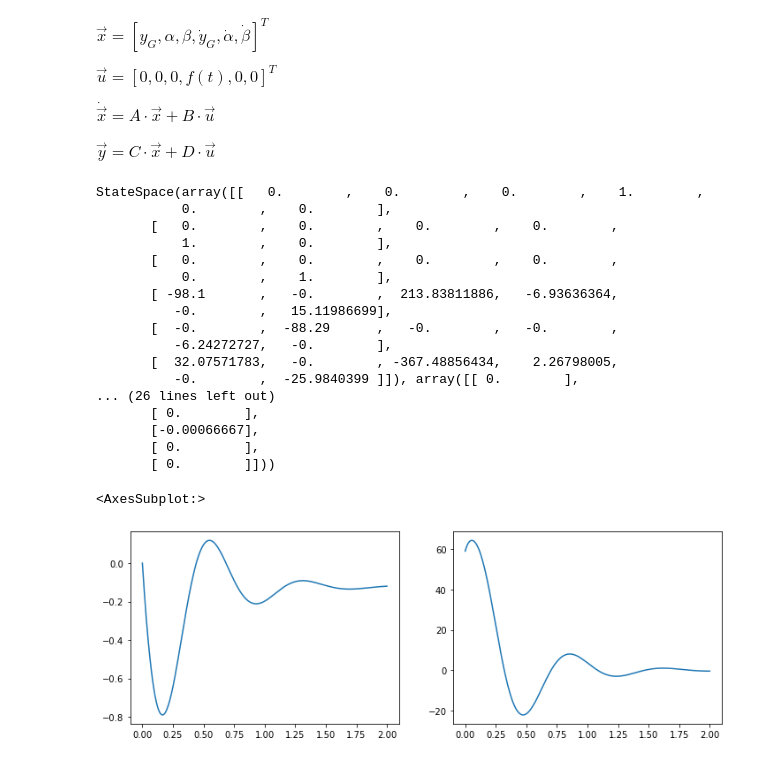
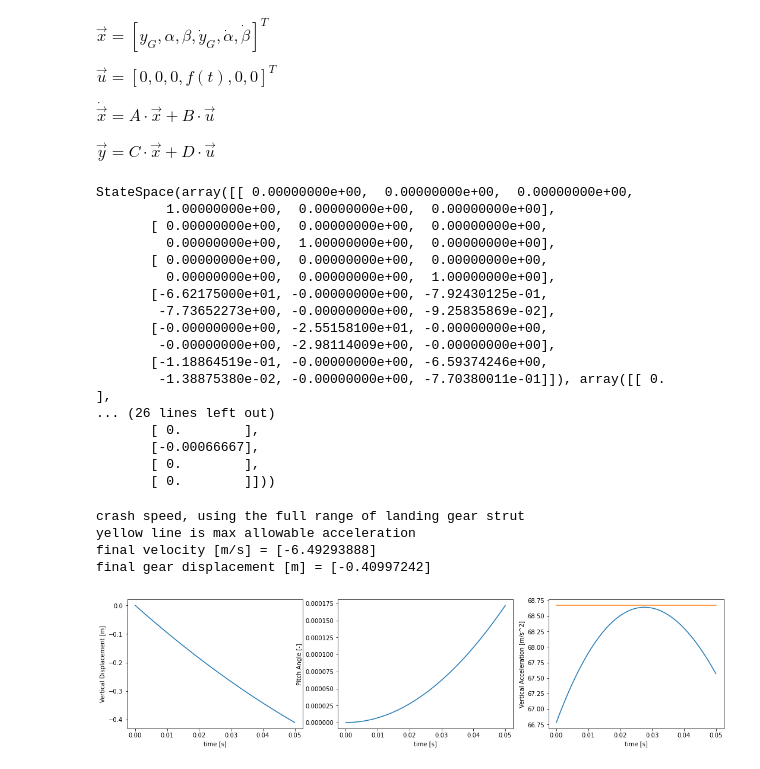
Before and after one commit to dmkeijzer/RBDOWigeon-paper, a Jupyter notebook: structures/Crashworthiness.ipynb, the cells around one changed output. Cells and saved outputs as stored; diff of their text form; code cells hidden in the pictures.

```diff
--- a/structures/Crashworthiness.ipynb
+++ b/structures/Crashworthiness.ipynb
@@ -85,35 +85,38 @@ def SolveLandingGear(sys, imp, forc, t0, t1):
 # %%
 M1 = 1500
 Vcrash = 9.9 #m/s
-gmax = 7  # the classic g's on contact
+Vland = 2.1  #m/s
+gmax = 6.94  # the classic g's on contact
 Dtot = gmax*9.81*M1/Vcrash
 
-gmax2 = 4 #g's on fullly compressed spring
+gmax2 = 2.4 #g's on fullly compressed spring
 gear_displacement = 0.4  # m
 Ktot = gmax2*9.81 * M1 / gear_displacement
 
 
 
 
-K = [Ktot/3]*3 # Spring constants k1, k2, k3 N/m
-C = [Dtot/3]*3 # Damping coefficients c1, c2, c3 N/ms-1
-d, l1, l2 = 1, 6, 10 # zcg, d landing gears, d2 landing gears [m]
+
+
+K = [Ktot/2, Ktot/2, Ktot/8] # Spring constants k1, k2, k3 N/m
+C = [Dtot/2, Dtot/2, Dtot/8] # Damping coefficients c1, c2, c3 N/ms-1
+d, l1, l2 = 0.3, 3.4, 3.1 # zcg, d landing gears, d2 landing gears [m]
 M = M1, 10000, 10000 # m [kg], Jx [kgm2], Jz [kgm2]
 
 (sys := GearSystem(K, C, M, d, l1, l2))
 # %% [output]
-StateSpace(array([[   0.        ,    0.        ,    0.        ,    1.        ,
-           0.        ,    0.        ],
-       [   0.        ,    0.        ,    0.        ,    0.        ,
-           1.        ,    0.        ],
-       [   0.        ,    0.        ,    0.        ,    0.        ,
-           0.        ,    1.        ],
-       [ -98.1       ,   -0.        ,  213.83811886,   -6.93636364,
-          -0.        ,   15.11986699],
-       [  -0.        ,  -88.29      ,   -0.        ,   -0.        ,
-          -6.24272727,   -0.        ],
-       [  32.07571783,   -0.        , -367.48856434,    2.26798005,
-          -0.        ,  -25.9840399 ]]), array([[ 0.        ],
+StateSpace(array([[ 0.00000000e+00,  0.00000000e+00,  0.00000000e+00,
+         1.00000000e+00,  0.00000000e+00,  0.00000000e+00],
+       [ 0.00000000e+00,  0.00000000e+00,  0.00000000e+00,
+         0.00000000e+00,  1.00000000e+00,  0.00000000e+00],
+       [ 0.00000000e+00,  0.00000000e+00,  0.00000000e+00,
+         0.00000000e+00,  0.00000000e+00,  1.00000000e+00],
+       [-6.62175000e+01, -0.00000000e+00, -7.92430125e-01,
+        -7.73652273e+00, -0.00000000e+00, -9.25835869e-02],
+       [-0.00000000e+00, -2.55158100e+01, -0.00000000e+00,
+        -0.00000000e+00, -2.98114009e+00, -0.00000000e+00],
+       [-1.18864519e-01, -0.00000000e+00, -6.59374246e+00,
+        -1.38875380e-02, -0.00000000e+00, -7.70380011e-01]]), array([[ 0.        ],
 ... (26 lines left out)
        [ 0.        ],
        [-0.00066667],
@@ -122,18 +125,38 @@ StateSpace(array([[   0.        ,    0.        ,    0.        ,    1.        ,
 # %%
 import seaborn as sns
 import matplotlib.pyplot as plt
 import warnings
 warnings.filterwarnings("ignore")
 imp, forc = Vcrash*M1, M1*9.81 # N*s, N
 
-tsim = 2
+tsim = 0.05
+
 
 t, y = SolveLandingGear(sys, imp, forc, 0, tsim)
-plt.figure(figsize=(12, 4))
-plt.subplot(1, 2, 1)
+plt.figure(figsize=(18, 4))
+plt.subplot(1, 3, 1)
 sns.lineplot(x=t, y=y[:, 0].T[0])
-plt.subplot(1, 2, 2)
+plt.ylabel("Vertical Displacement [m]")
+plt.xlabel("time [s]")
+
+plt.subplot(1, 3, 2)
+sns.lineplot(x=t, y=y[:, 2].T[0])
+plt.ylabel("Pitch Angle [-]")
+plt.xlabel("time [s]")
+
+plt.subplot(1, 3, 3)
 sns.lineplot(x=t, y=y[:, 6].T[0])
+sns.lineplot(x=t, y=[68.67]*len(t))
+plt.ylabel("Vertical Acceleration [m/s^2]")
+plt.xlabel("time [s]")
+# y, v, a
+print("crash speed, using the full range of landing gear strut")
+print("yellow line is max allowable acceleration")
+print("final velocity [m/s] =", max(y[:, 3]))
+print("final gear displacement [m] =", min(y[:, 0]))
 # %% [output]
-<AxesSubplot:>
+crash speed, using the full range of landing gear strut
+yellow line is max allowable acceleration
+final velocity [m/s] = [-6.49293888]
+final gear displacement [m] = [-0.40997242]
-[figure, old version]
+[figure, new version]
```
Also changed, not shown: parts of 1 cell of this notebook, 5 other files.
